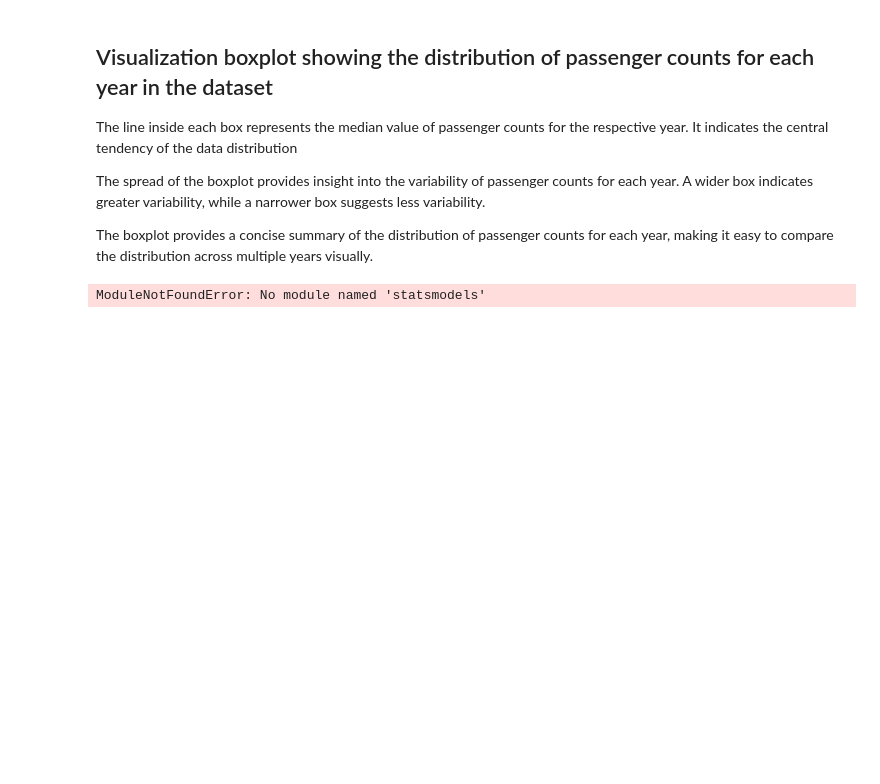
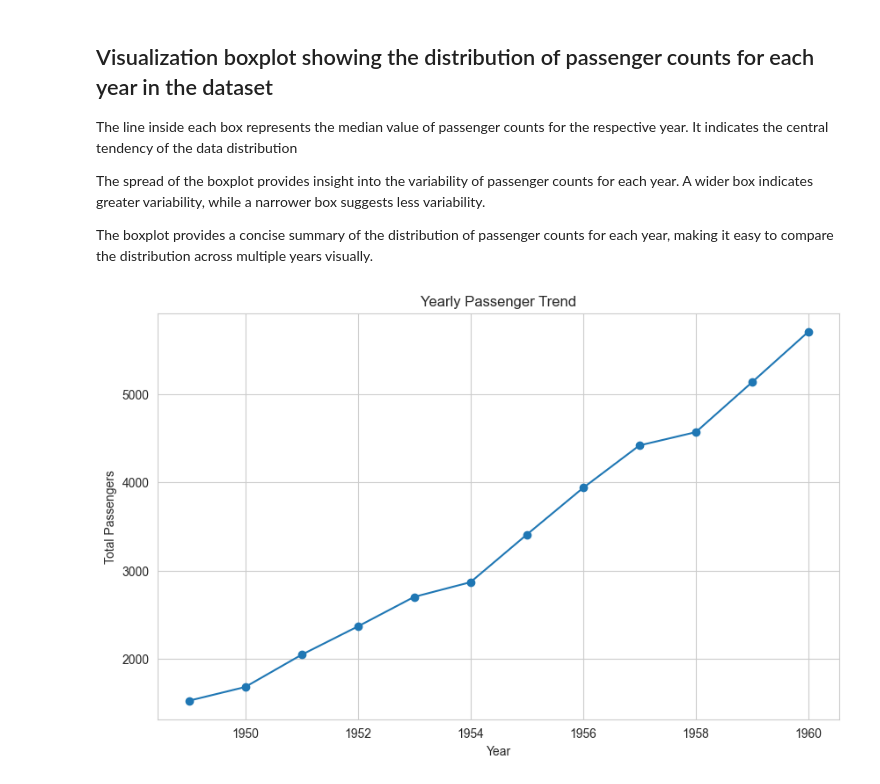
Before and after one commit to drodmay1/datafun-06-eda, a Jupyter notebook: david_eda.ipynb, the cells around one changed output. Drawn from its saved outputs; the diff is of its cells as text; code cells hidden in the pictures; blank space fills up the shorter version.

Commit message:
yearly passenger trend added

```diff
--- a/david_eda.ipynb
+++ b/david_eda.ipynb
@@ -154,32 +154,23 @@ The line inside each box represents the median value of passenger counts for the
 The spread of the boxplot provides insight into the variability of passenger counts for each year. A wider box indicates greater variability, while a narrower box suggests less variability.
 
 The boxplot provides a concise summary of the distribution of passenger counts for each year, making it easy to compare the distribution across multiple years visually.
-# %%
-import pandas as pd
-import matplotlib.pyplot as plt
-from statsmodels.tsa.seasonal import seasonal_decompose
-
-# Assuming df contains the DataFrame with columns 'year', 'month', and 'passengers'
-# Assuming df is already sorted by 'year' and 'month'
-
-# Convert 'month' column to strings
-df['month'] = df['month'].astype(str)
-
-# Combine 'year' and 'month' columns into a single datetime column
-df['Date'] = pd.to_datetime(df['year'].astype(str) + '-' + df['month'], format='%Y-%B')
-df.set_index('Date', inplace=True)
-
-# Perform seasonal decomposition
-decomposition = seasonal_decompose(df['passengers'], model='additive')
-
-# Plot the decomposition components
-fig, axes = plt.subplots(4, 1, figsize=(10, 8), sharex=True)
-decomposition.observed.plot(ax=axes[0], title='Observed')
-decomposition.trend.plot(ax=axes[1], title='Trend')
-decomposition.seasonal.plot(ax=axes[2], title='Seasonal')
-decomposition.resid.plot(ax=axes[3], title='Residual')
-
-plt.tight_layout()
-plt.show()
-# %% [output]
-ModuleNotFoundError: No module named 'statsmodels'
+# %%
+import pandas as pd
+import matplotlib.pyplot as plt
+
+# Assuming df contains the DataFrame with columns 'year' and 'passengers'
+# Assuming df is already sorted by 'year'
+
+# Group by year and sum the passenger counts for each year
+yearly_passengers = df.groupby('year')['passengers'].sum()
+
+# Plot the yearly passenger trend
+plt.figure(figsize=(10, 6))
+yearly_passengers.plot(marker='o', linestyle='-')
+plt.title('Yearly Passenger Trend')
+plt.xlabel('Year')
+plt.ylabel('Total Passengers')
+plt.grid(True)
+plt.show()
+# %% [output]
+[figure, added]
```
